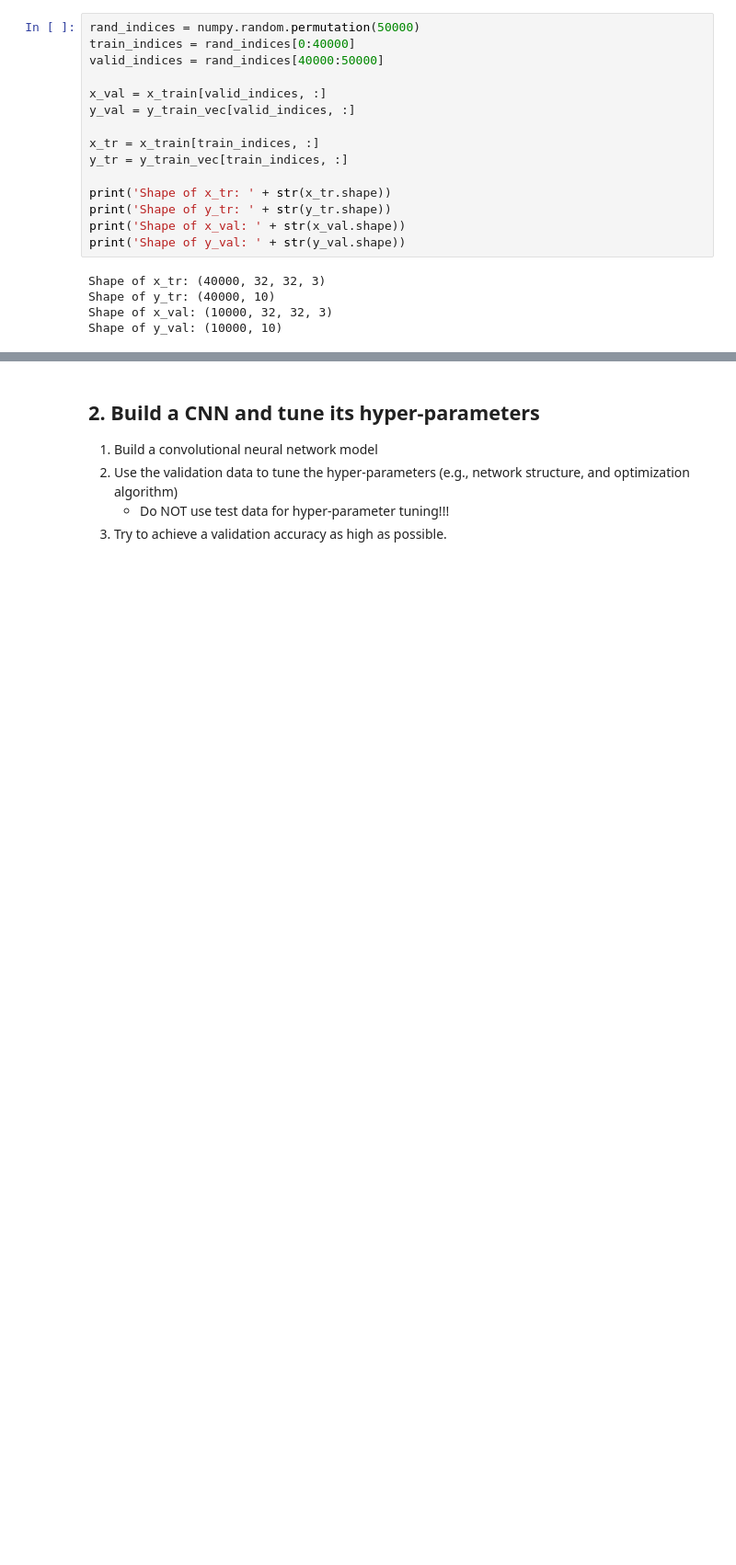
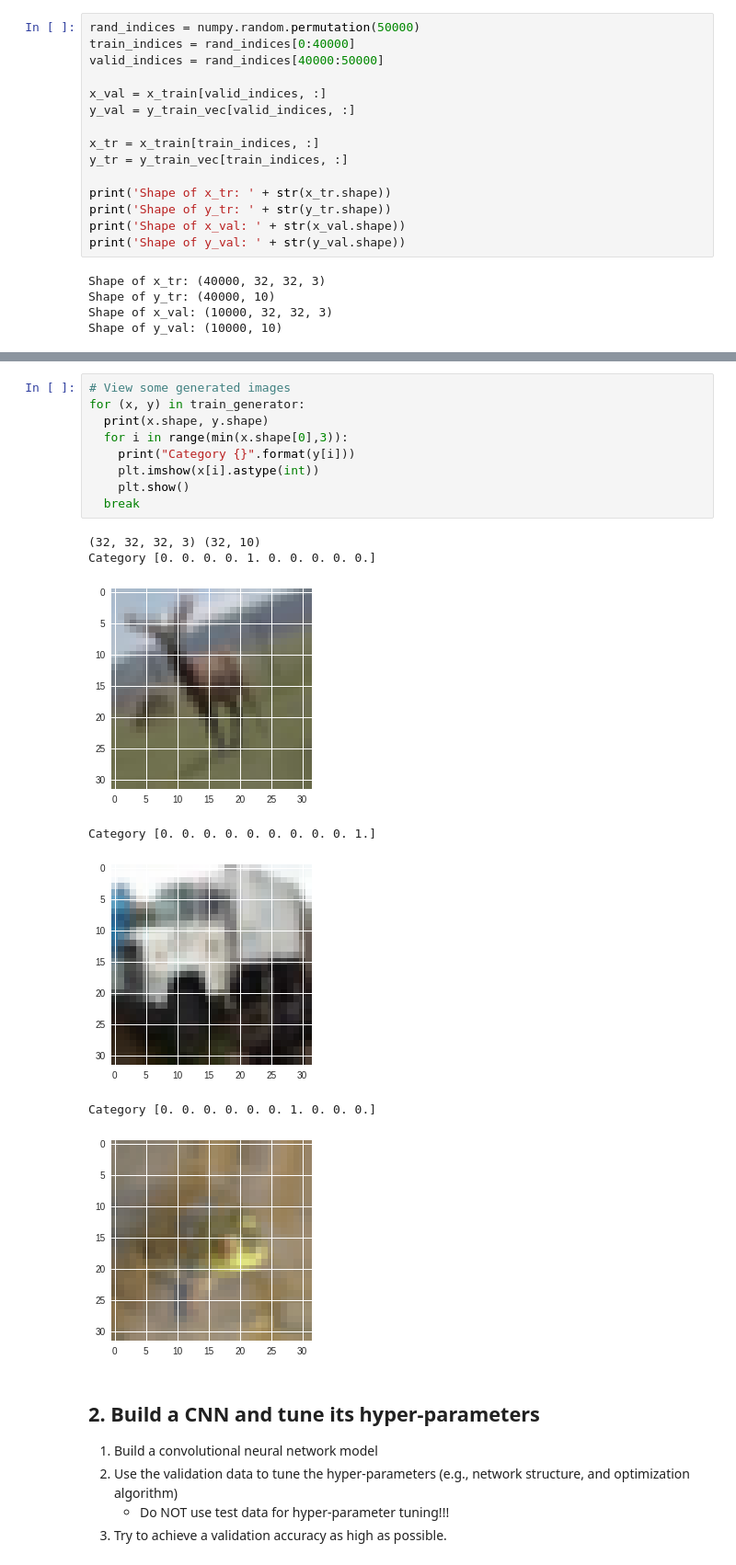
Before and after one commit to wzamlynny/cs583, a Jupyter notebook: HW3/cnn.ipynb, the cells around one changed output, grey strips where cells are left out. Shown: that part at 92% size. Drawn from its saved outputs; the diff is of its cells as text; blank space fills up the shorter version.

```diff
--- a/HW3/cnn.ipynb
+++ b/HW3/cnn.ipynb
@@ -110,3 +148,20 @@ Shape of y_val: (10000, 10)
+# %%
+# View some generated images
+for (x, y) in train_generator:
+  print(x.shape, y.shape)
+  for i in range(min(x.shape[0],3)):
+    print("Category {}".format(y[i]))
+    plt.imshow(x[i].astype(int))
+    plt.show()
+  break
+# %% [output]
+(32, 32, 32, 3) (32, 10)
+Category [0. 0. 0. 0. 1. 0. 0. 0. 0. 0.]
+[figure, added]
+Category [0. 0. 0. 0. 0. 0. 0. 0. 0. 1.]
+[figure, added]
+Category [0. 0. 0. 0. 0. 0. 1. 0. 0. 0.]
+[figure, added]
 # %% [markdown]
 ## 2. Build a CNN and tune its hyper-parameters
 
```
Also changed, not shown: parts of 16 cells of this notebook, 1 other file.
